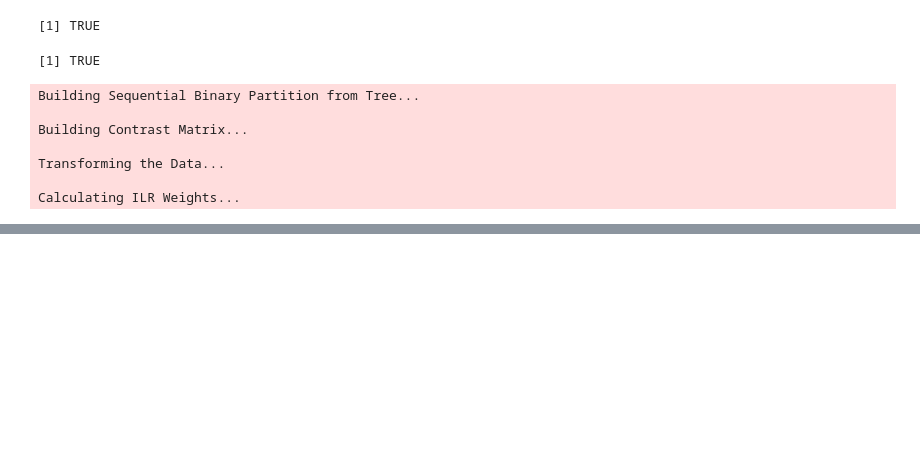
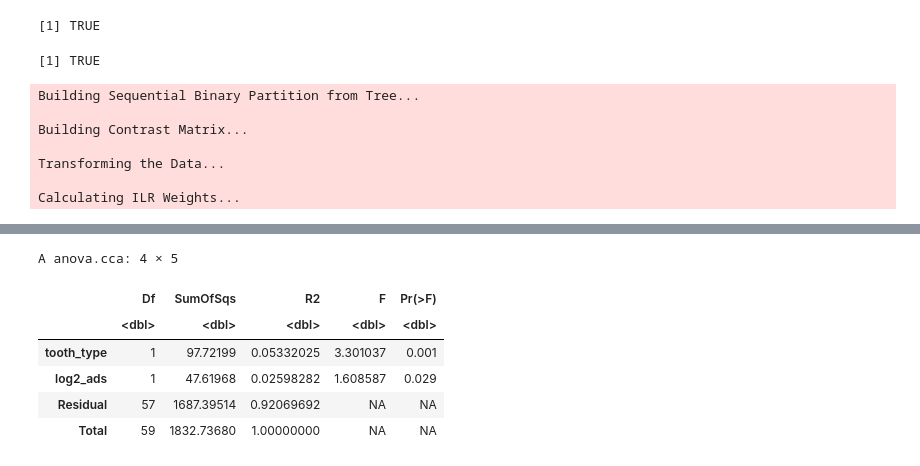
Before and after one commit to aemann01/ads_plaque, a Jupyter notebook: 04-rpoC_processing/diversity_analyses.ipynb, the cells around one changed output, grey strips where cells are left out. Cells and saved outputs as stored; diff of their text form; code cells hidden in the pictures; blank space fills up the shorter version.

```diff
--- a/04-rpoC_processing/diversity_analyses.ipynb
+++ b/04-rpoC_processing/diversity_analyses.ipynb
@@ -228,3 +267,14 @@ A anova.cca: 3 × 5
+# %%
+# marginal effect of ads amount after controlling for tooth type
+adonis2(philr.dist ~ tooth_type + log2_ads, data=metadata)
+# %% [output]
+A anova.cca: 4 × 5
+|  | Df | SumOfSqs | R2 | F | Pr(>F) |
+|  | <dbl> | <dbl> | <dbl> | <dbl> | <dbl> |
+| tooth_type | 1 | 97.72199 | 0.05332025 | 3.301037 | 0.001 |
+| log2_ads | 1 | 47.61968 | 0.02598282 | 1.608587 | 0.029 |
+| Residual | 57 | 1687.39514 | 0.92069692 | NA | NA |
+| Total | 59 | 1832.73680 | 1.00000000 | NA | NA |
 # %%
 # beta dispersion test
 dispr <- vegan::betadisper(philr.dist, phyloseq::sample_data(philr.dat)$tooth_type)
```
Also changed, not shown: parts of 14 cells of this notebook, 8 other files.
